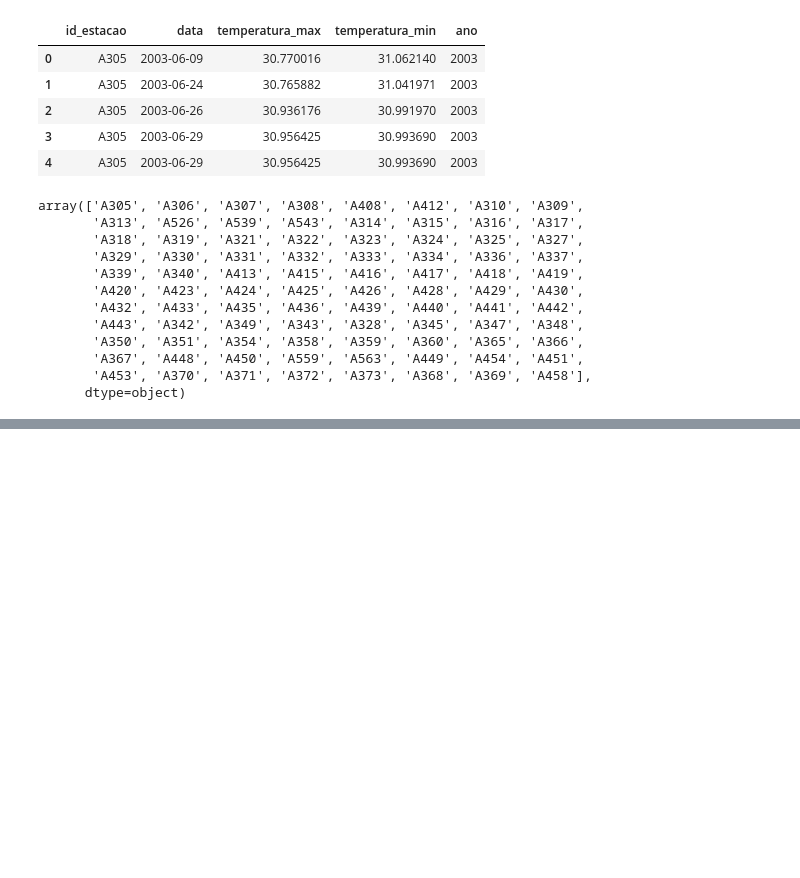
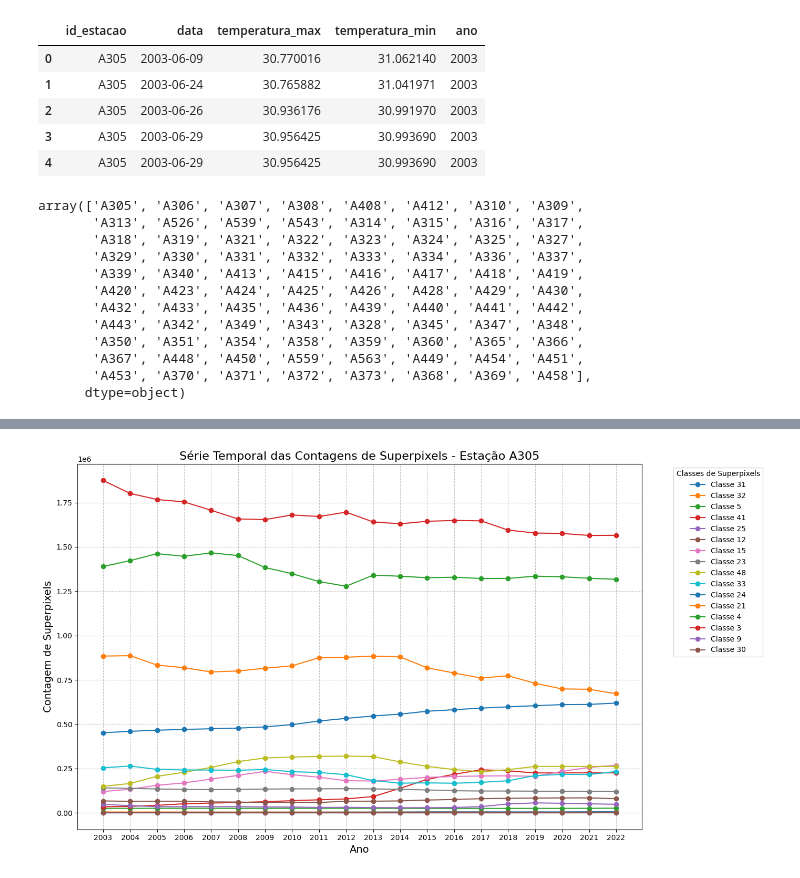
Before and after one commit to ArthurrCr/Projeto_PDI_, a Jupyter notebook: notebooks/primeira_abordagem.ipynb, the cells around one changed output, grey strips where cells are left out. Saved outputs shown, nothing was run; the diff lists cells and outputs as text; code cells hidden in the pictures; blank space fills up the shorter version.

```diff
--- a/notebooks/primeira_abordagem.ipynb
+++ b/notebooks/primeira_abordagem.ipynb
@@ -575,0 +377,82 @@ plt.show()
+# %%
+def plot_time_series(df_time_series, estacao_id):
+    """
+    Plotar a série temporal de contagem de superpixels por classe.
+
+    Args:
+    df_time_series (pd.DataFrame): DataFrame contendo a série temporal.
+    estacao_id (str): ID da estação para o título do gráfico.
+    """
+
+    plt.figure(figsize=(14, 8))
+
+    # Plotar cada classe de superpixel
+    for class_id in df_time_series.columns:
+        plt.plot(df_time_series.index, df_time_series[class_id], marker='o', label=f'Classe {class_id}')
+
+    # Adicionar título e rótulos
+    plt.title(f'Série Temporal das Contagens de Superpixels - Estação {estacao_id}', fontsize=16)
+    plt.xlabel('Ano', fontsize=14)
+    plt.ylabel('Contagem de Superpixels', fontsize=14)
+
+    # Definir os ticks do eixo x para mostrar apenas anos inteiros
+    plt.xticks(df_time_series.index, [str(int(year)) for year in df_time_series.index])
+
+    # Adicionar uma grade
+    plt.grid(True, linestyle='--', alpha=0.7)
+
+    # Adicionar a legenda fora do gráfico
+    plt.legend(title='Classes de Superpixels', bbox_to_anchor=(1.05, 1), loc='upper left')
+
+    # Ajustar layout para evitar corte das legendas
+    plt.tight_layout()
+
+    # Exibir o gráfico
+    plt.show()
+
+def create_time_series(output_base_dir, estacao_id, start_year, end_year):
+    """
+    Criar uma série temporal de contagem de superpixels por classe para uma estação específica,
+    removendo IDs de classe com valor zero.
+
+    Args:
+    output_base_dir (str): Diretório base onde os GeoTIFFs resultantes foram salvos.
+    estacao_id (str): ID da estação para criar a série temporal.
+    start_year (int): Ano inicial da série temporal.
+    end_year (int): Ano final da série temporal.
+
+    Returns:
+    pd.DataFrame: DataFrame contendo a série temporal.
+    """
+
+    # Criar um DataFrame para armazenar as contagens por ano
+    time_series_data = {}
+
+    for year in range(start_year, end_year + 1):
+        tiff_path = os.path.join(output_base_dir, str(year), f'coverage_{estacao_id}_{year}.tif')
+
+        if os.path.exists(tiff_path):
+            sorted_class_counts = extract_classification_info(tiff_path)
+            # Remover a entrada com ID de classe 0, se existir
+            if 0 in sorted_class_counts:
+                del sorted_class_counts[0]
+            time_series_data[year] = sorted_class_counts
+        else:
+            print(f"Arquivo {tiff_path} não encontrado.")
+
+    # Converter o dicionário em DataFrame
+    df_time_series = pd.DataFrame(time_series_data).T.fillna(0)
+
+    return df_time_series
+
+# Definir parâmetros
+output_base_dir = '../dados/raster_tiff_caating'
+estacao_id = 'A305'
+start_year = 2003
+end_year = 2022
+
+# Criar a série temporal
+df_time_series = create_time_series(output_base_dir, estacao_id, start_year, end_year)
+plot_time_series(df_time_series, estacao_id)
+# %% [output]
+[figure, added]
```
Also changed, not shown: parts of 49 cells of this notebook.
